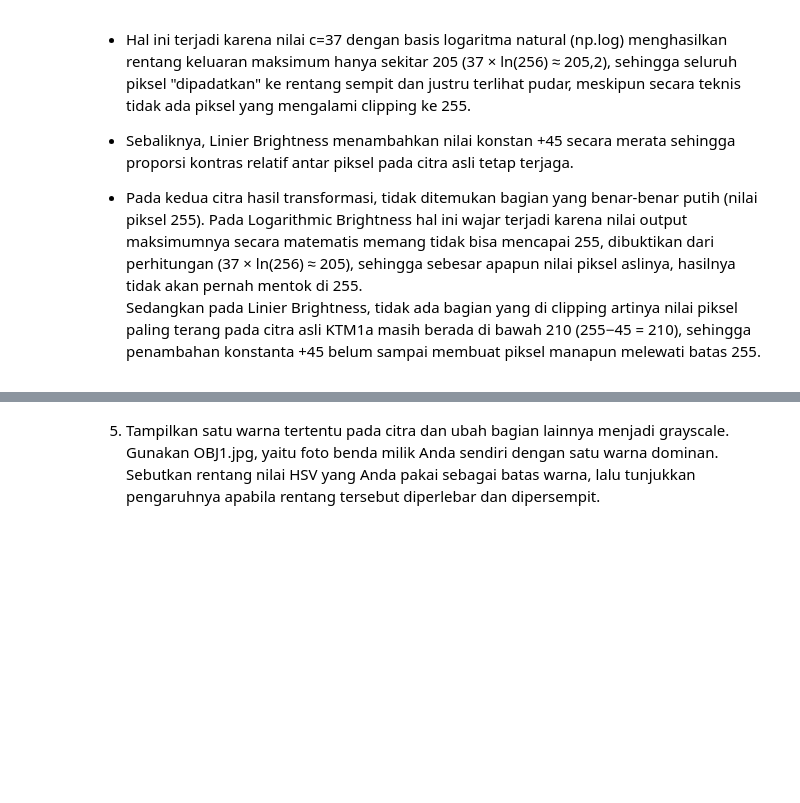
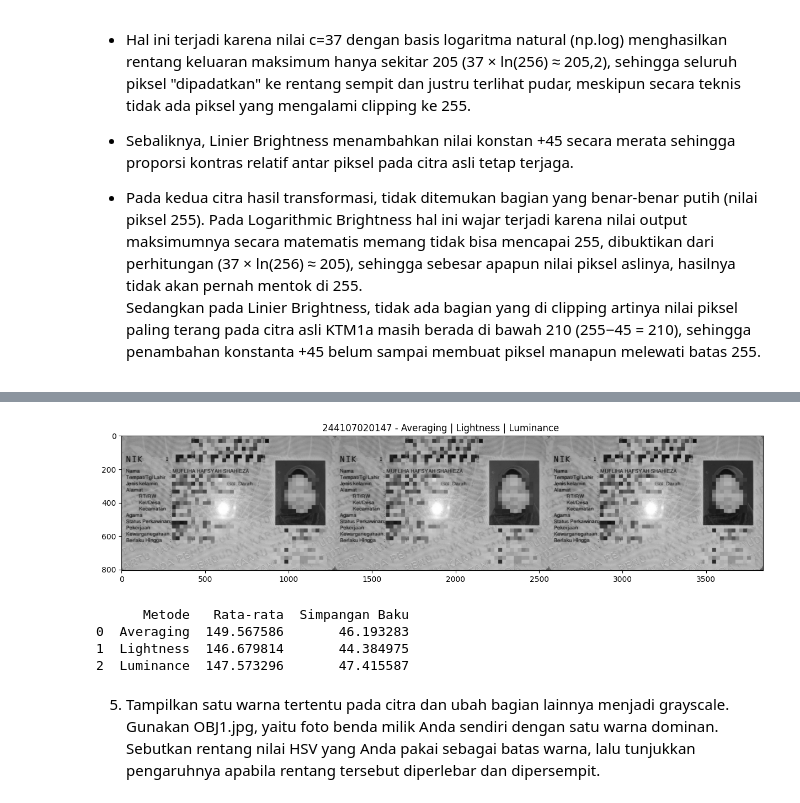
Before and after one commit to Mufliha-Hafsyah/PCVK_Ganjil_2026, a Jupyter notebook: Week3_14.ipynb, the cells around one changed output, grey strips where cells are left out. Drawn from its saved outputs; the diff is of its cells as text; code cells hidden in the pictures; blank space fills up the shorter version.

Commit message:
feat: implementasi grayscale averaging, lightness, luminance pada KTM1c dengan statistik

```diff
--- a/Week3_14.ipynb
+++ b/Week3_14.ipynb
@@ -196,3 +201,41 @@ metode mana yang memberi pemisahan paling jelas antara teks dan latar kartu.
+# %%
+KTP1c = cv.imread('/content/drive/MyDrive/PCVK2026/KTP1c.jpeg')
+KTP1c_f = KTP1c.astype(np.float32)
+
+B = KTP1c_f[:,:,0]
+G = KTP1c_f[:,:,1]
+R = KTP1c_f[:,:,2]
+
+# Averaging
+gray_avg = ((R + G + B) / 3).astype(np.uint8)
+
+# Lightness
+gray_light = ((np.maximum(np.maximum(R,G),B) + np.minimum(np.minimum(R,G),B)) / 2).astype(np.uint8)
+
+# Luminance (Rec. 601, sama seperti cv.COLOR_BGR2GRAY)
+gray_lum = (0.299*R + 0.587*G + 0.114*B).astype(np.uint8)
+
+final_frame = cv.hconcat((gray_avg, gray_light, gray_lum))
+
+plt.figure(figsize=(15,5))
+plt.imshow(final_frame, cmap='gray')
+plt.title(NIM + ' - Averaging | Lightness | Luminance ')
+plt.show()
+
+# Hitung rata-rata dan simpangan baku
+data = {
+    'Metode': ['Averaging', 'Lightness', 'Luminance'],
+    'Rata-rata': [np.mean(gray_avg), np.mean(gray_light), np.mean(gray_lum)],
+    'Simpangan Baku': [np.std(gray_avg), np.std(gray_light), np.std(gray_lum)]
+}
+df = pd.DataFrame(data)
+print(df)
+# %% [output]
+[figure, added]
+      Metode   Rata-rata  Simpangan Baku
+0  Averaging  149.567586       46.193283
+1  Lightness  146.679814       44.384975
+2  Luminance  147.573296       47.415587
 # %% [markdown]
 5. Tampilkan satu warna tertentu pada citra dan ubah bagian lainnya menjadi grayscale.
 Gunakan OBJ1.jpg, yaitu foto benda milik Anda sendiri dengan satu warna dominan.
```
Also changed, not shown: parts of 7 cells of this notebook.
